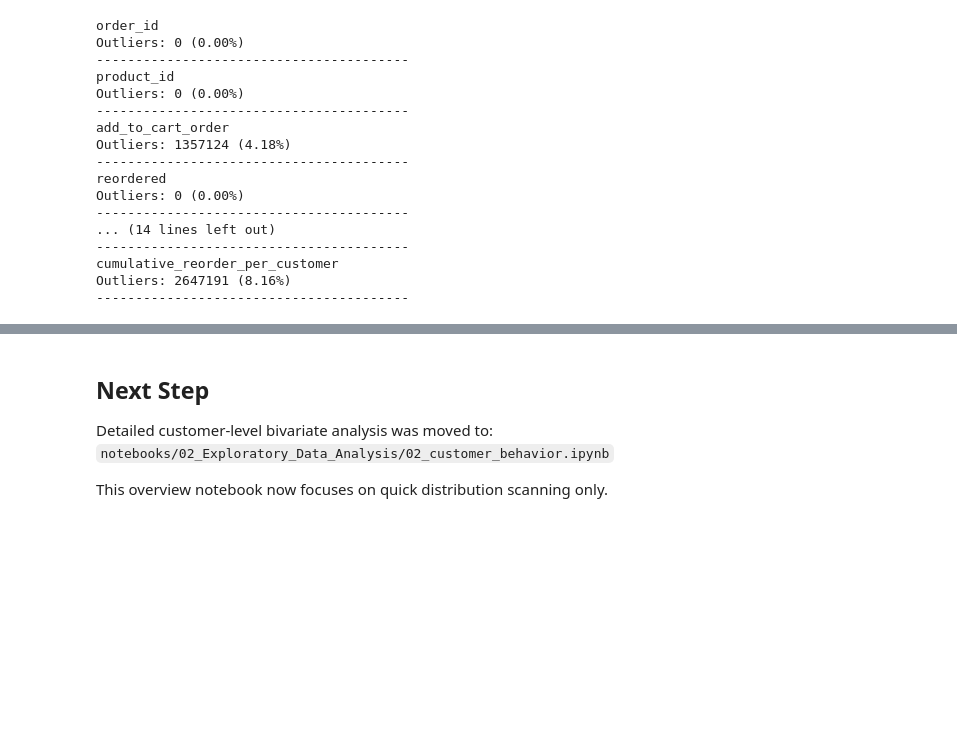
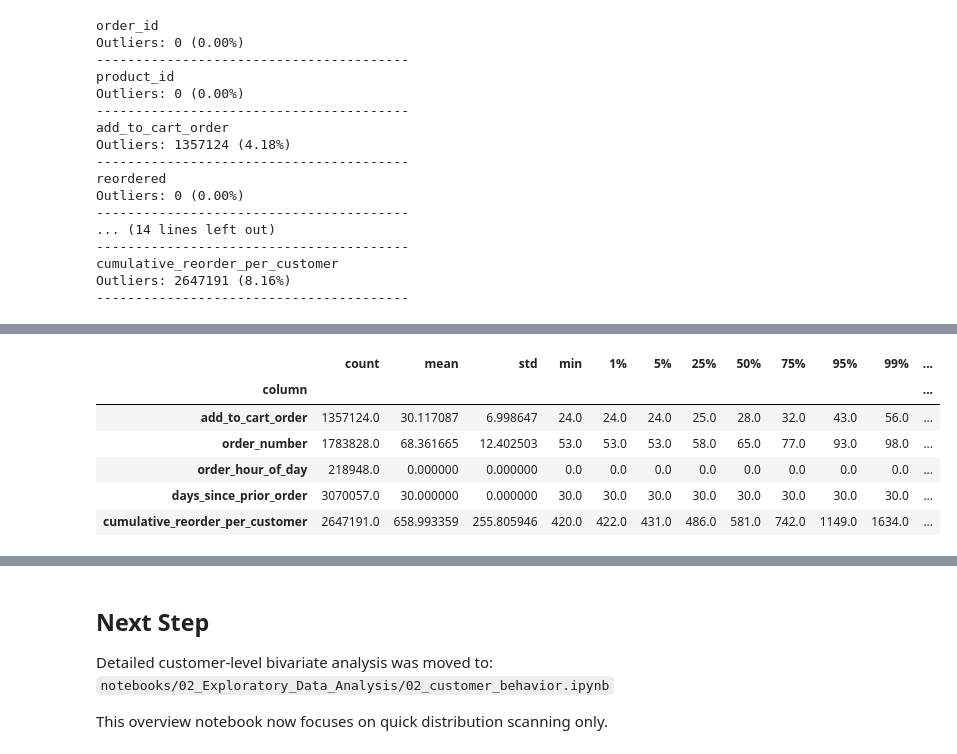
Before and after one commit to ppts2545/Instacart-Market-Basket-Analysis, a Jupyter notebook: notebooks/02_Exploratory_Data_Analysis/01_data_overview.ipynb, the cells around one changed output, grey strips where cells are left out. Drawn from its saved outputs; the diff is of its cells as text; code cells hidden in the pictures; blank space fills up the shorter version.

```diff
--- a/notebooks/02_Exploratory_Data_Analysis/01_data_overview.ipynb
+++ b/notebooks/02_Exploratory_Data_Analysis/01_data_overview.ipynb
@@ -538,0 +540,30 @@ for col in df.select_dtypes(include="number").columns:
+# %%
+summary_rows = []
+
+for col in df.select_dtypes(include="number").columns:
+    outliers = get_outliers(df[col])
+
+    if len(outliers) > 0:
+        stats = outliers.describe(percentiles=[0.01, 0.05, 0.25, 0.50, 0.75, 0.95, 0.99]).to_dict()
+        stats["column"] = col
+        summary_rows.append(stats)
+
+if summary_rows:
+    outlier_summary = pd.DataFrame(summary_rows).set_index("column")
+
+    with pd.option_context(
+        "display.max_rows", None,
+        "display.max_columns", None,
+        "display.width", None,
+    ):
+        display(outlier_summary)
+else:
+    print("No numeric outliers found by IQR rule.")
+# %% [output]
+|  | count | mean | std | min | 1% | 5% | 25% | 50% | 75% | 95% | 99% | ... |
+| column |  |  |  |  |  |  |  |  |  |  |  | ... |
+| add_to_cart_order | 1357124.0 | 30.117087 | 6.998647 | 24.0 | 24.0 | 24.0 | 25.0 | 28.0 | 32.0 | 43.0 | 56.0 | ... |
+| order_number | 1783828.0 | 68.361665 | 12.402503 | 53.0 | 53.0 | 53.0 | 58.0 | 65.0 | 77.0 | 93.0 | 98.0 | ... |
+| order_hour_of_day | 218948.0 | 0.000000 | 0.000000 | 0.0 | 0.0 | 0.0 | 0.0 | 0.0 | 0.0 | 0.0 | 0.0 | ... |
+| days_since_prior_order | 3070057.0 | 30.000000 | 0.000000 | 30.0 | 30.0 | 30.0 | 30.0 | 30.0 | 30.0 | 30.0 | 30.0 | ... |
+| cumulative_reorder_per_customer | 2647191.0 | 658.993359 | 255.805946 | 420.0 | 422.0 | 431.0 | 486.0 | 581.0 | 742.0 | 1149.0 | 1634.0 | ... |
```
Also changed, not shown: parts of 2 cells of this notebook.
